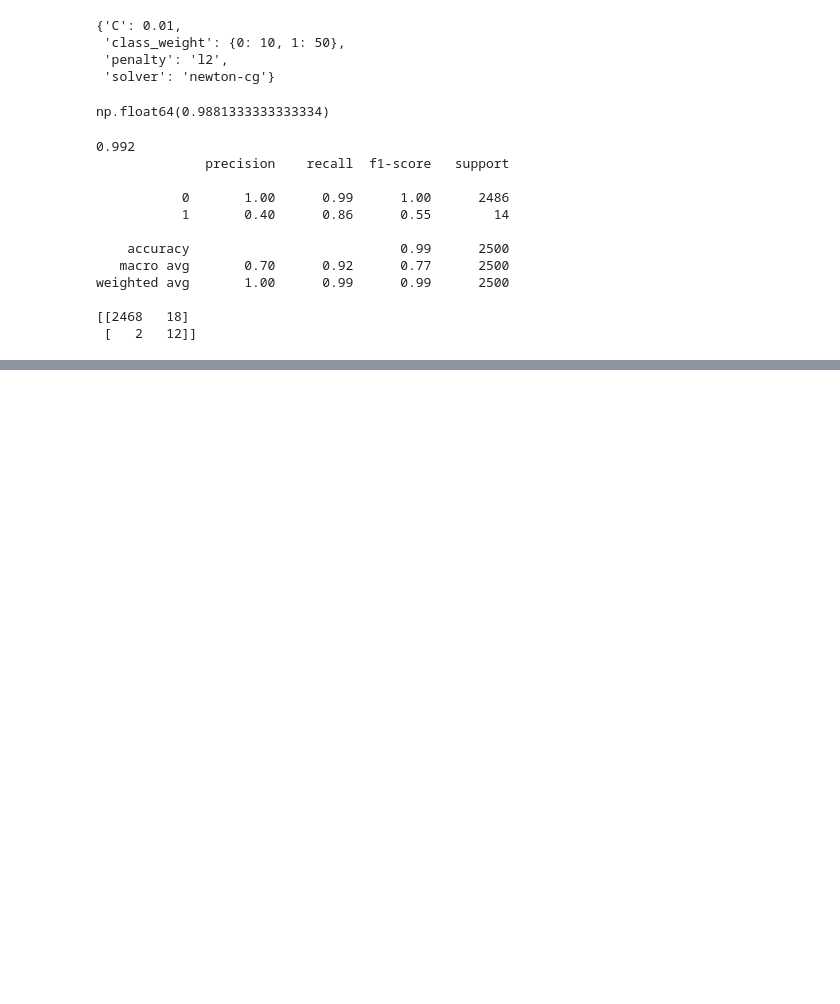
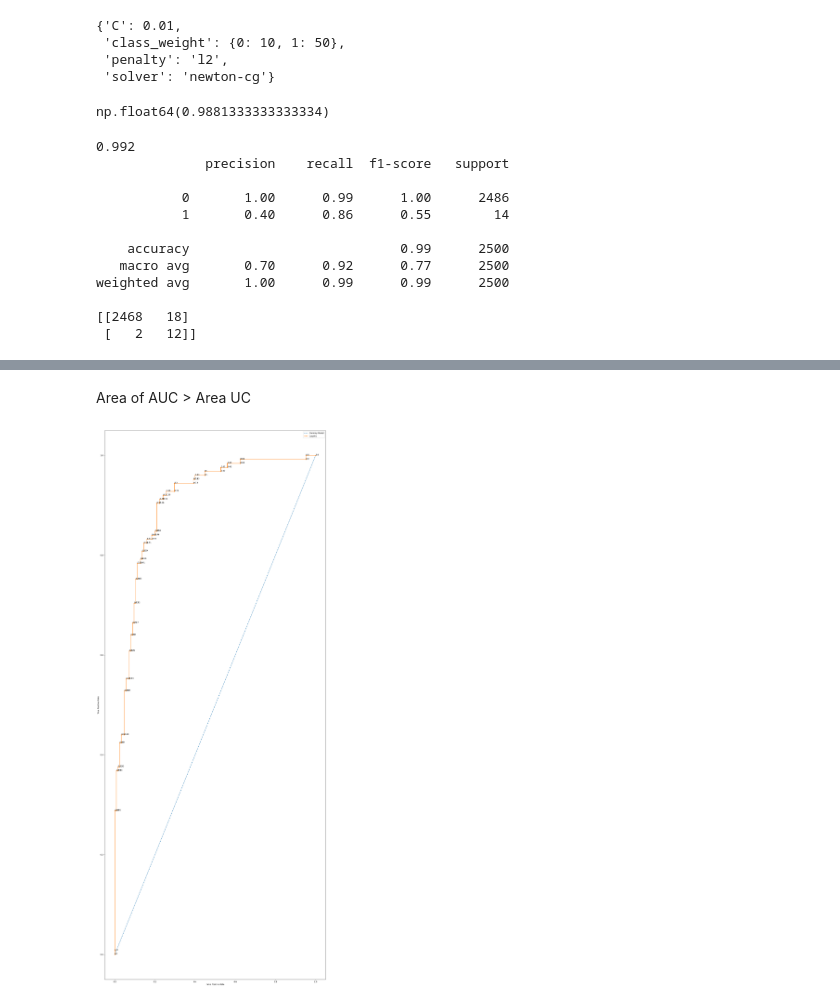
Before and after one commit to Shourya-31/Machine-Learning-31, a Jupyter notebook: MLOPS/Supervised Learning/Logistic Regression/LogisticReg.ipynb, the cells around one changed output, grey strips where cells are left out. Saved outputs shown, nothing was run; the diff lists cells and outputs as text; code cells hidden in the pictures; blank space fills up the shorter version.

```diff
--- a/MLOPS/Supervised Learning/Logistic Regression/LogisticReg.ipynb
+++ b/MLOPS/Supervised Learning/Logistic Regression/LogisticReg.ipynb
@@ -484,0 +591,24 @@ weighted avg       1.00      0.99      0.99      2500
+# %% [markdown]
+Area of AUC > Area UC
+# %%
+import numpy as np
+from matplotlib import pyplot as plt
+
+fig = plt.figure(figsize=(20, 50))
+ax = fig.add_subplot(111)
+
+# ✅ plot directly on `ax`, not pyplot
+ax.plot(dummy_fpr, dummy_tpr, linestyle='--', label='Dummy Model')
+ax.plot(model_fpr, model_tpr, marker='.', label='Logistic')
+
+# annotate thresholds
+for fpr, tpr, thresh in zip(model_fpr, model_tpr, thresholds):
+    ax.annotate(f"{np.round(thresh, 2)}", xy=(fpr, tpr))
+
+# axis labels, legend, and show
+ax.set_xlabel('False Positive Rate')
+ax.set_ylabel('True Positive Rate')
+ax.legend()
+plt.show()
+# %% [output]
+[figure, added]
```
Also changed, not shown: parts of 18 cells of this notebook.
